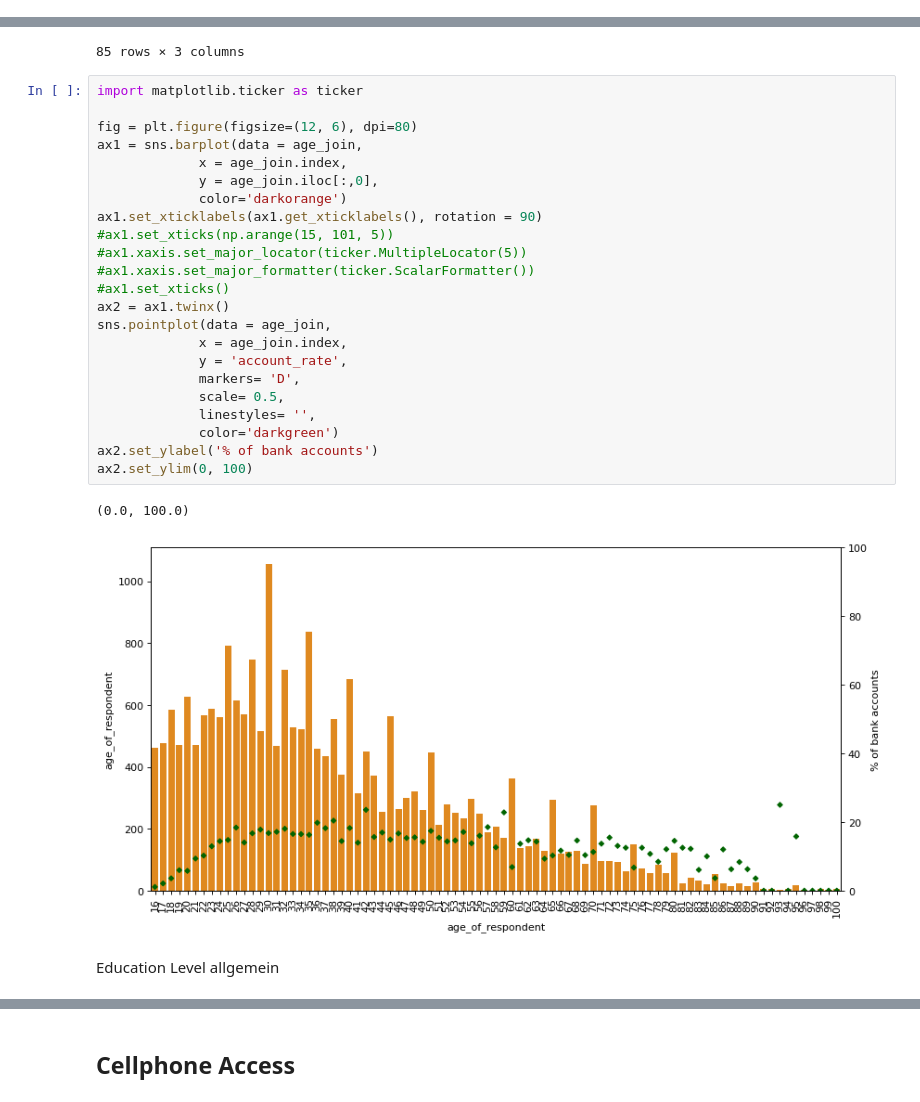
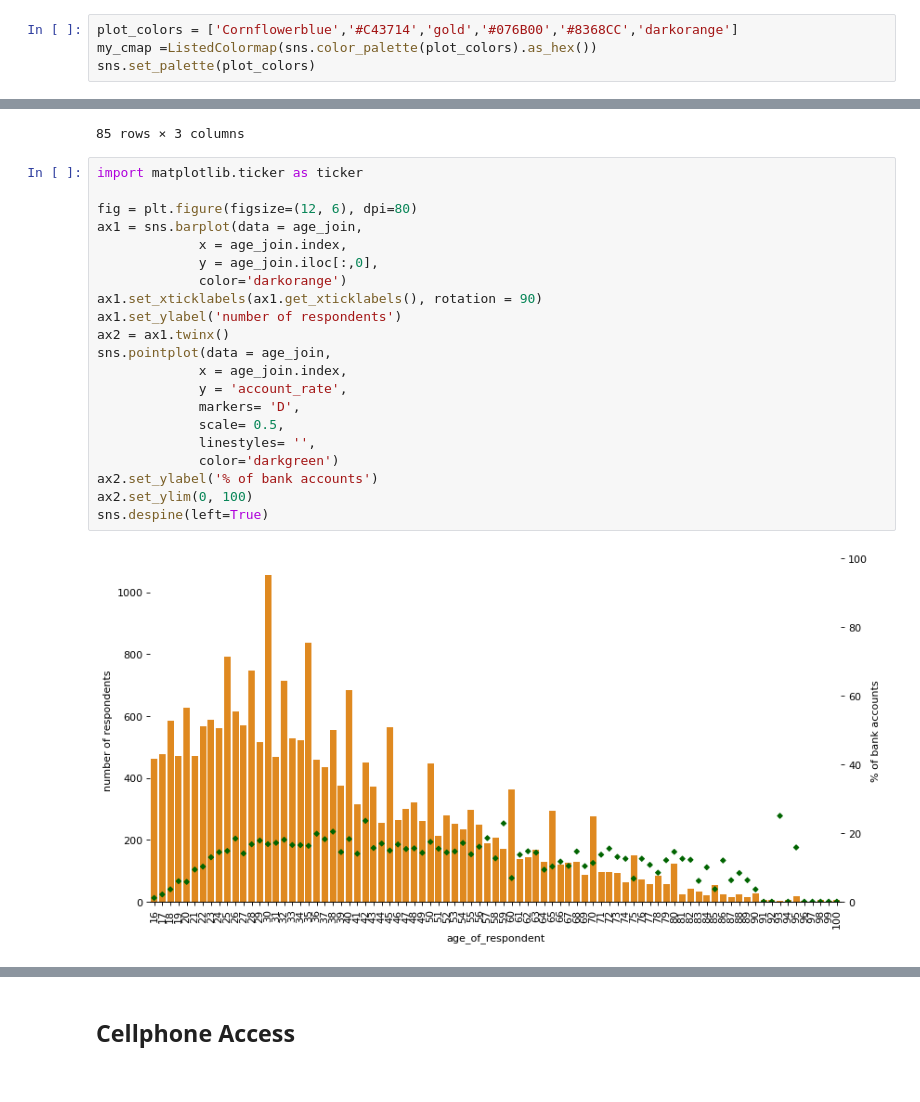
Before and after one commit to M4R1T4/ML_proj_Feb_2024, a Jupyter notebook: 01_Data_and_EDA.ipynb, the cells around one changed output, grey strips where cells are left out. Drawn from its saved outputs; the diff is of its cells as text.

```diff
--- a/01_Data_and_EDA.ipynb
+++ b/01_Data_and_EDA.ipynb
@@ -32,3 +27,7 @@ sns.set_palette(plot_colors)
+# %%
+plot_colors = ['Cornflowerblue','#C43714','gold','#076B00','#8368CC','darkorange']
+my_cmap =ListedColormap(sns.color_palette(plot_colors).as_hex())
+sns.set_palette(plot_colors)
 # %% [markdown]
 ### 1. Load the dataset
 # %%
@@ -593,28 +717,23 @@ age_join
 # %%
 import matplotlib.ticker as ticker
 
 fig = plt.figure(figsize=(12, 6), dpi=80)
 ax1 = sns.barplot(data = age_join,
              x = age_join.index,
              y = age_join.iloc[:,0],
              color='darkorange')
 ax1.set_xticklabels(ax1.get_xticklabels(), rotation = 90)
-#ax1.set_xticks(np.arange(15, 101, 5))
-#ax1.xaxis.set_major_locator(ticker.MultipleLocator(5))
-#ax1.xaxis.set_major_formatter(ticker.ScalarFormatter())
-#ax1.set_xticks()
+ax1.set_ylabel('number of respondents')
 ax2 = ax1.twinx()
 sns.pointplot(data = age_join,
              x = age_join.index,
              y = 'account_rate',
              markers= 'D',
              scale= 0.5,
              linestyles= '',
              color='darkgreen')
 ax2.set_ylabel('% of bank accounts')
 ax2.set_ylim(0, 100)
+sns.despine(left=True)
 # %% [output]
-(0.0, 100.0)
-[figure, old version]
+[figure, new version]
-# %% [markdown]
-Education Level allgemein
```
Also changed, not shown: parts of 20 cells of this notebook.
